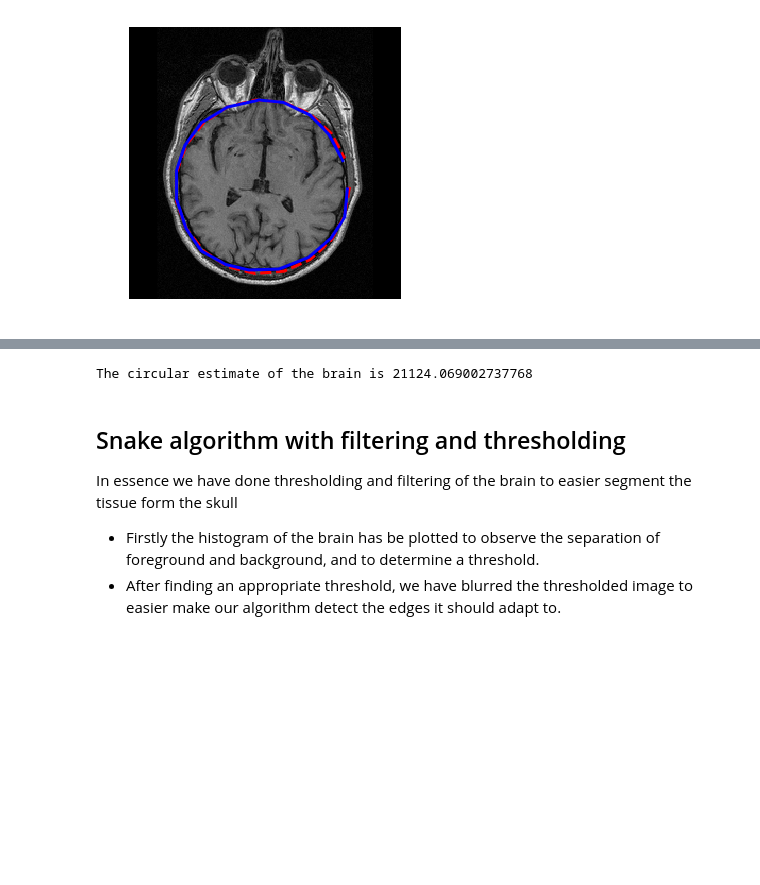
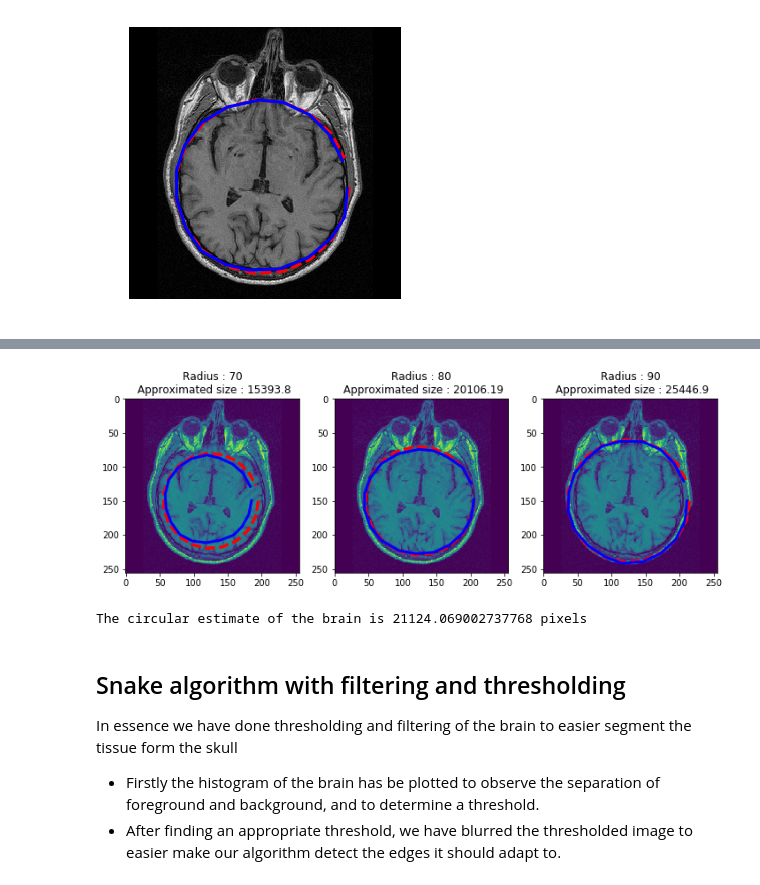
Before and after one commit to LeylaVakilian/PatternRecognition-, a Jupyter notebook: labs/lab_01_segmentation.ipynb, the cells around one changed output, grey strips where cells are left out. Cells and saved outputs as stored; diff of their text form; code cells hidden in the pictures; blank space fills up the shorter version.

Commit message:
fixed and explained the first snake

```diff
--- a/labs/lab_01_segmentation.ipynb
+++ b/labs/lab_01_segmentation.ipynb
@@ -280,11 +291,38 @@ ax.plot(snake[:, 0], snake[:, 1], '-b', lw=3);
+# %%
+fig, axes = plt.subplots(1, 3, figsize=(12, 12))
+
+centre_init = [150,125]
+resolution_init = 20
+for ax, r in zip(axes.ravel(), [70, 80, 90]):
+    # plot brain
+    ax.imshow(brain_im)
+
+    # Generate circle points
+    points = circle_points(resolution_init,centre_init,r)[:-1]
+
+    # Plot brain and circle points
+    ax.plot(points[:, 0], points[:, 1], '--r', lw=3)
+
+    image_gray = color.rgb2gray(brain_im)
+
+    # Create active contour starting at the circle points - parameters tuned
+    snake = seg.active_contour(image_gray, points, beta=0.1,w_line=-6.0, w_edge=10)
+
+    # Plot the circle points and the resulting active contour
+    ax.plot(points[:, 0], points[:, 1], '--r', lw=3)
+    ax.plot(snake[:, 0], snake[:, 1], '-b', lw=3);
+
+    ax.set_title('Radius : ' + str(r) + "\n Approximated size : " + str(round((np.pi)*r**2, 2)))
+# %% [output]
+[figure, added]
 # %%
-circular_estimate = (np.pi)*radius_init**2
-print('The circular estimate of the brain is', circular_estimate)
+circular_estimate =
+print('The circular estimate of the brain is ' + str(circular_estimate) + " pixels")
 
 
 #CALCULATE AREA WITHIN SNAKE
 # %% [output]
-The circular estimate of the brain is 21124.069002737768
+The circular estimate of the brain is 21124.069002737768 pixels
 # %% [markdown]
 ## Snake algorithm with filtering and thresholding
 In essence we have done thresholding and filtering of the brain to easier segment the tissue form the skull
```
Also changed, not shown: parts of 12 cells of this notebook.
